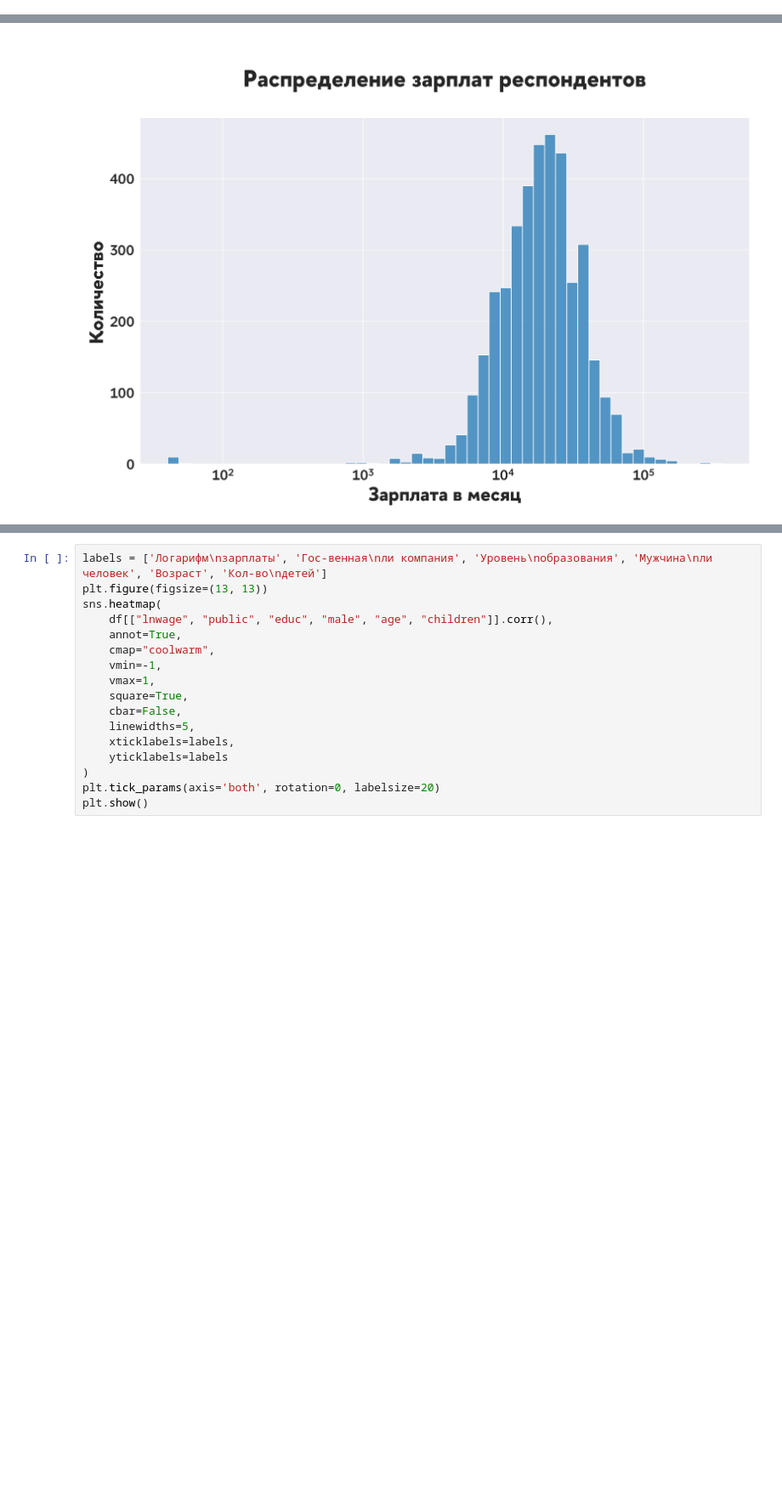
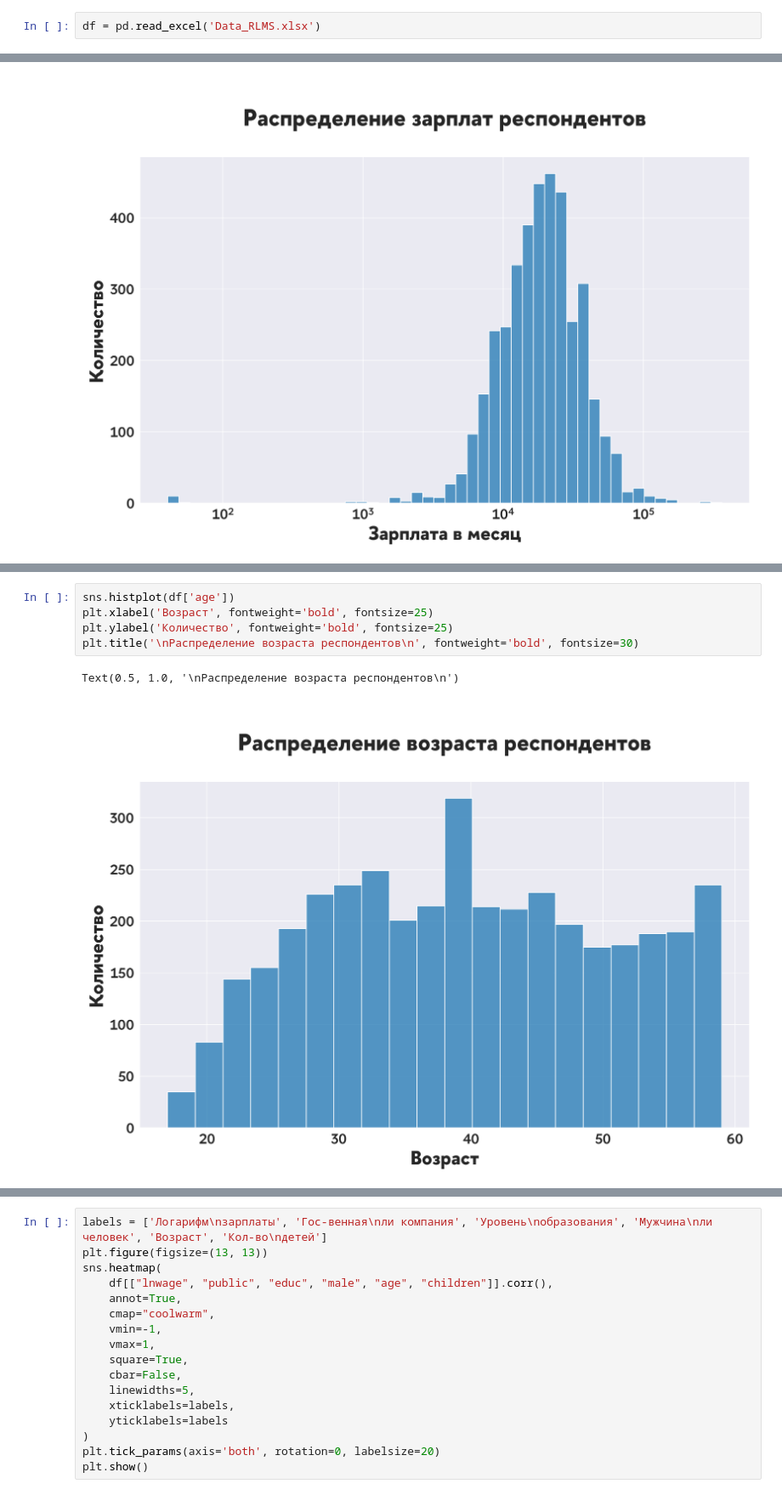
Before and after one commit to Selling-Pandas/dano-hackathon-innopolis-2024, a Jupyter notebook: legrey4ik/legrey4ik_notebook.ipynb, the cells around one changed output, grey strips where cells are left out. Shown at 85% size. Cells and saved outputs as stored; diff of their text form; blank space fills up the shorter version.

```diff
--- a/legrey4ik/legrey4ik_notebook.ipynb
+++ b/legrey4ik/legrey4ik_notebook.ipynb
@@ -28,3 +24,5 @@ NameError: name 'pd' is not defined
+# %%
+df = pd.read_excel('Data_RLMS.xlsx')
 # %%
 df
 # %% [output]
@@ -72,0 +87,8 @@ Text(0.5, 1.0, '\nРаспределение зарплат респондент
+# %%
+sns.histplot(df['age'])
+plt.xlabel('Возраст', fontweight='bold', fontsize=25)
+plt.ylabel('Количество', fontweight='bold', fontsize=25)
+plt.title('\nРаспределение возраста респондентов\n', fontweight='bold', fontsize=30)
+# %% [output]
+Text(0.5, 1.0, '\nРаспределение возраста респондентов\n')
+[figure, added]
```
Also changed, not shown: parts of 26 cells of this notebook, 1 other file.
